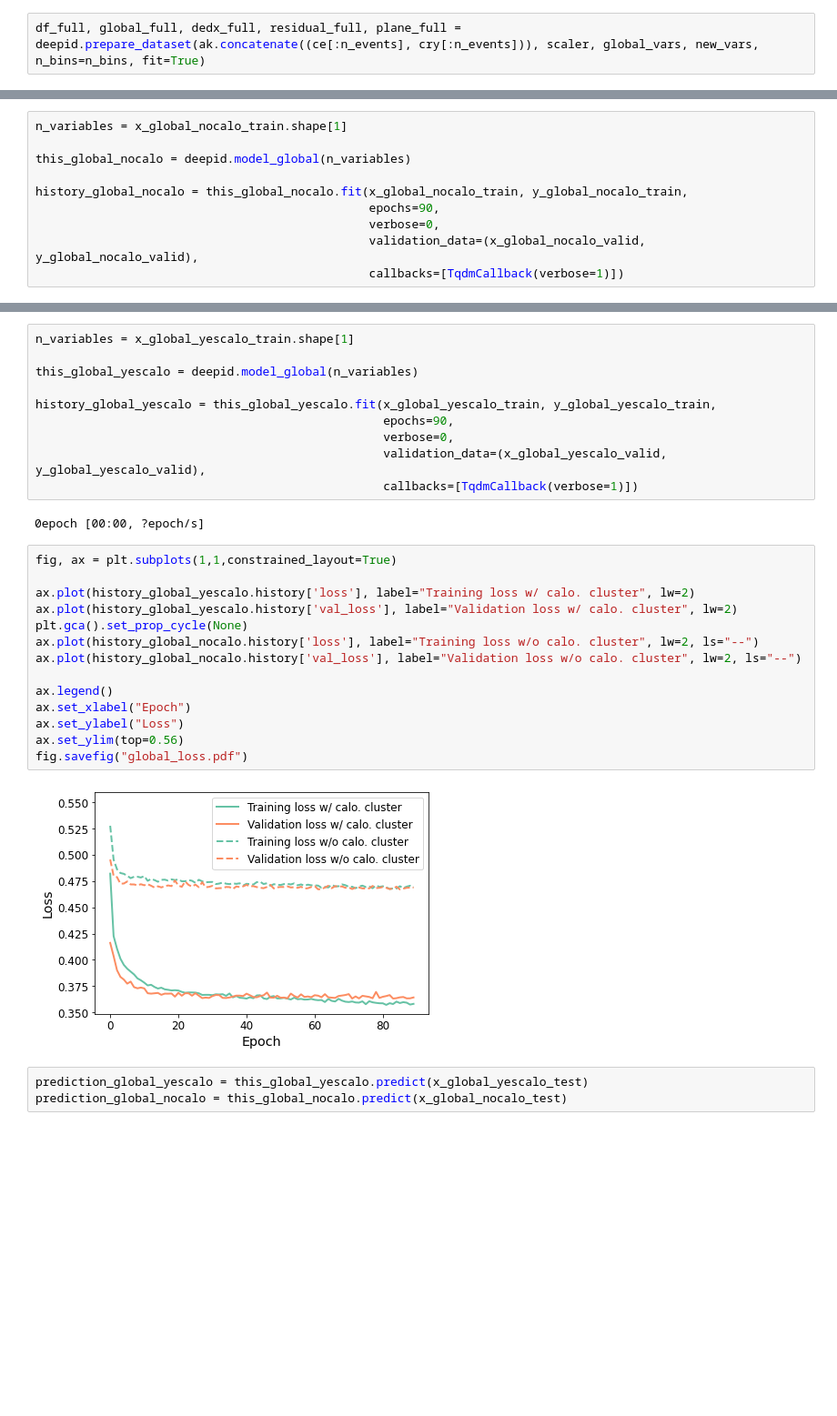
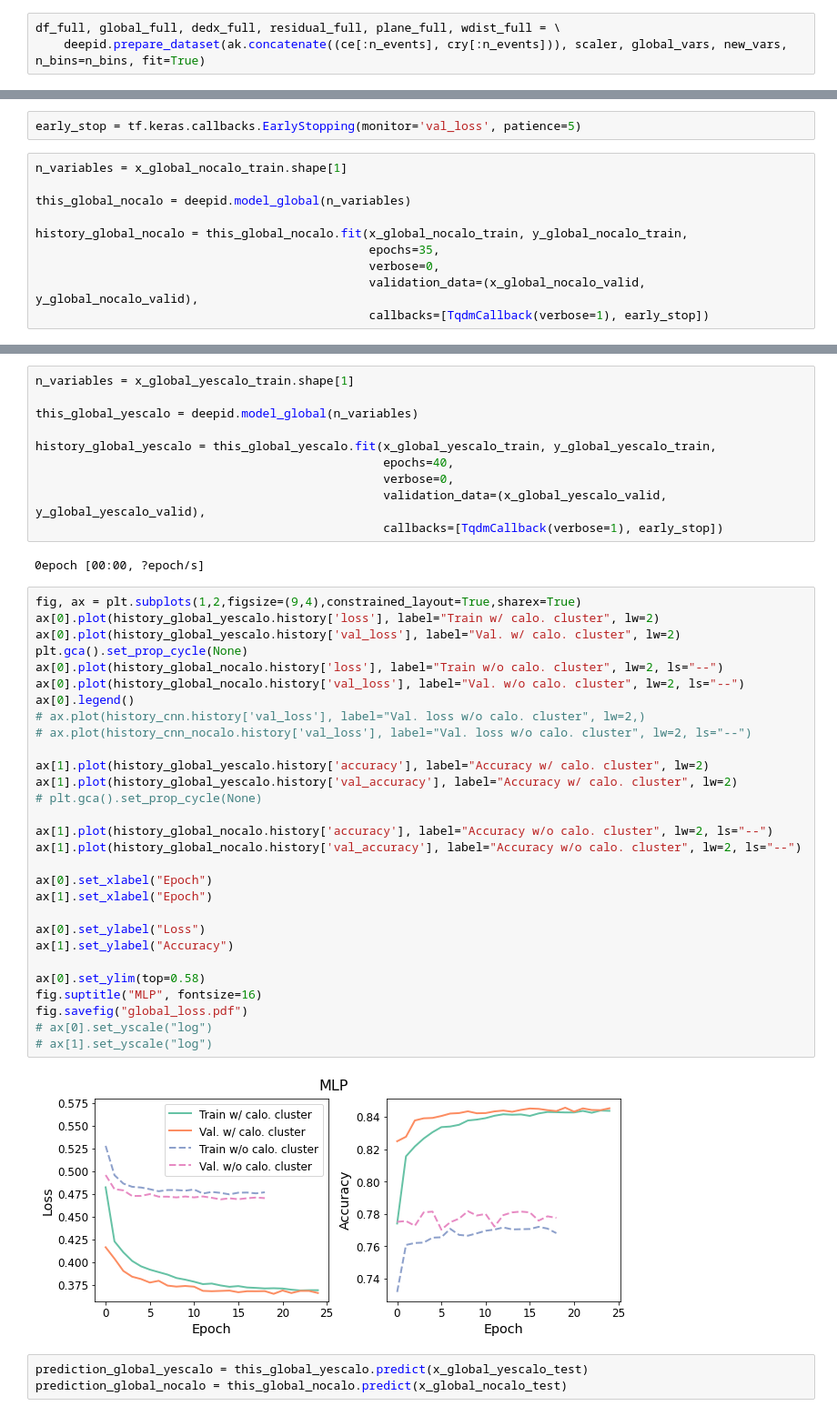
Before and after one commit to soleti/DeePID, a Jupyter notebook: DeePID.ipynb, the cells around one changed output, grey strips where cells are left out. Shown at 91% size. Saved outputs shown, nothing was run; the diff lists cells and outputs as text; blank space fills up the shorter version.

```diff
--- a/DeePID.ipynb
+++ b/DeePID.ipynb
@@ -59,5 +64,6 @@ new_vars.append("muredchisq")
 # %%
-df_full, global_full, dedx_full, residual_full, plane_full = deepid.prepare_dataset(ak.concatenate((ce[:n_events], cry[:n_events])), scaler, global_vars, new_vars, n_bins=n_bins, fit=True)
+df_full, global_full, dedx_full, residual_full, plane_full, wdist_full = \
+    deepid.prepare_dataset(ak.concatenate((ce[:n_events], cry[:n_events])), scaler, global_vars, new_vars, n_bins=n_bins, fit=True)
 # %%
 global_nocalo = global_full[df_full["RPOCA"]==0]
 dedx_nocalo = dedx_full[df_full["RPOCA"]==0]
@@ -135,14 +144,16 @@ for i,var in enumerate(new_vars[5:]):
 fig.savefig("highlevel_nocalo.pdf")
 # %% [output]
 [figure]
+# %%
+early_stop = tf.keras.callbacks.EarlyStopping(monitor='val_loss', patience=5)
 # %%
 n_variables = x_global_nocalo_train.shape[1]
 
 this_global_nocalo = deepid.model_global(n_variables)
 
 history_global_nocalo = this_global_nocalo.fit(x_global_nocalo_train, y_global_nocalo_train,
-                                               epochs=90,
+                                               epochs=35,
                                                verbose=0,
                                                validation_data=(x_global_nocalo_valid, y_global_nocalo_valid),
-                                               callbacks=[TqdmCallback(verbose=1)])
+                                               callbacks=[TqdmCallback(verbose=1), early_stop])
 # %% [output]
@@ -155,28 +166,43 @@ n_variables = x_global_yescalo_train.shape[1]
 this_global_yescalo = deepid.model_global(n_variables)
 
 history_global_yescalo = this_global_yescalo.fit(x_global_yescalo_train, y_global_yescalo_train,
-                                                 epochs=90,
+                                                 epochs=40,
                                                  verbose=0,
                                                  validation_data=(x_global_yescalo_valid, y_global_yescalo_valid),
-                                                 callbacks=[TqdmCallback(verbose=1)])
+                                                 callbacks=[TqdmCallback(verbose=1), early_stop])
 # %% [output]
 0epoch [00:00, ?epoch/s]
 # %%
-fig, ax = plt.subplots(1,1,constrained_layout=True)
+fig, ax = plt.subplots(1,2,figsize=(9,4),constrained_layout=True,sharex=True)
+ax[0].plot(history_global_yescalo.history['loss'], label="Train w/ calo. cluster", lw=2)
+ax[0].plot(history_global_yescalo.history['val_loss'], label="Val. w/ calo. cluster", lw=2)
+plt.gca().set_prop_cycle(None)
+ax[0].plot(history_global_nocalo.history['loss'], label="Train w/o calo. cluster", lw=2, ls="--")
+ax[0].plot(history_global_nocalo.history['val_loss'], label="Val. w/o calo. cluster", lw=2, ls="--")
+ax[0].legend()
+# ax.plot(history_cnn.history['val_loss'], label="Val. loss w/o calo. cluster", lw=2,)
+# ax.plot(history_cnn_nocalo.history['val_loss'], label="Val. loss w/o calo. cluster", lw=2, ls="--")
 
-ax.plot(history_global_yescalo.history['loss'], label="Training loss w/ calo. cluster", lw=2)
-ax.plot(history_global_yescalo.history['val_loss'], label="Validation loss w/ calo. cluster", lw=2)
-plt.gca().set_prop_cycle(None)
-ax.plot(history_global_nocalo.history['loss'], label="Training loss w/o calo. cluster", lw=2, ls="--")
-ax.plot(history_global_nocalo.history['val_loss'], label="Validation loss w/o calo. cluster", lw=2, ls="--")
+ax[1].plot(history_global_yescalo.history['accuracy'], label="Accuracy w/ calo. cluster", lw=2)
+ax[1].plot(history_global_yescalo.history['val_accuracy'], label="Accuracy w/ calo. cluster", lw=2)
+# plt.gca().set_prop_cycle(None)
 
-ax.legend()
-ax.set_xlabel("Epoch")
-ax.set_ylabel("Loss")
-ax.set_ylim(top=0.56)
+ax[1].plot(history_global_nocalo.history['accuracy'], label="Accuracy w/o calo. cluster", lw=2, ls="--")
+ax[1].plot(history_global_nocalo.history['val_accuracy'], label="Accuracy w/o calo. cluster", lw=2, ls="--")
+
+ax[0].set_xlabel("Epoch")
+ax[1].set_xlabel("Epoch")
+
+ax[0].set_ylabel("Loss")
+ax[1].set_ylabel("Accuracy")
+
+ax[0].set_ylim(top=0.58)
+fig.suptitle("MLP", fontsize=16)
 fig.savefig("global_loss.pdf")
+# ax[0].set_yscale("log")
+# ax[1].set_yscale("log")
 # %% [output]
-[figure, old version]
+[figure, new version]
 # %%
 prediction_global_yescalo = this_global_yescalo.predict(x_global_yescalo_test)
 prediction_global_nocalo = this_global_nocalo.predict(x_global_nocalo_test)
```
Also changed, not shown: parts of 42 cells of this notebook, 1 other file.
